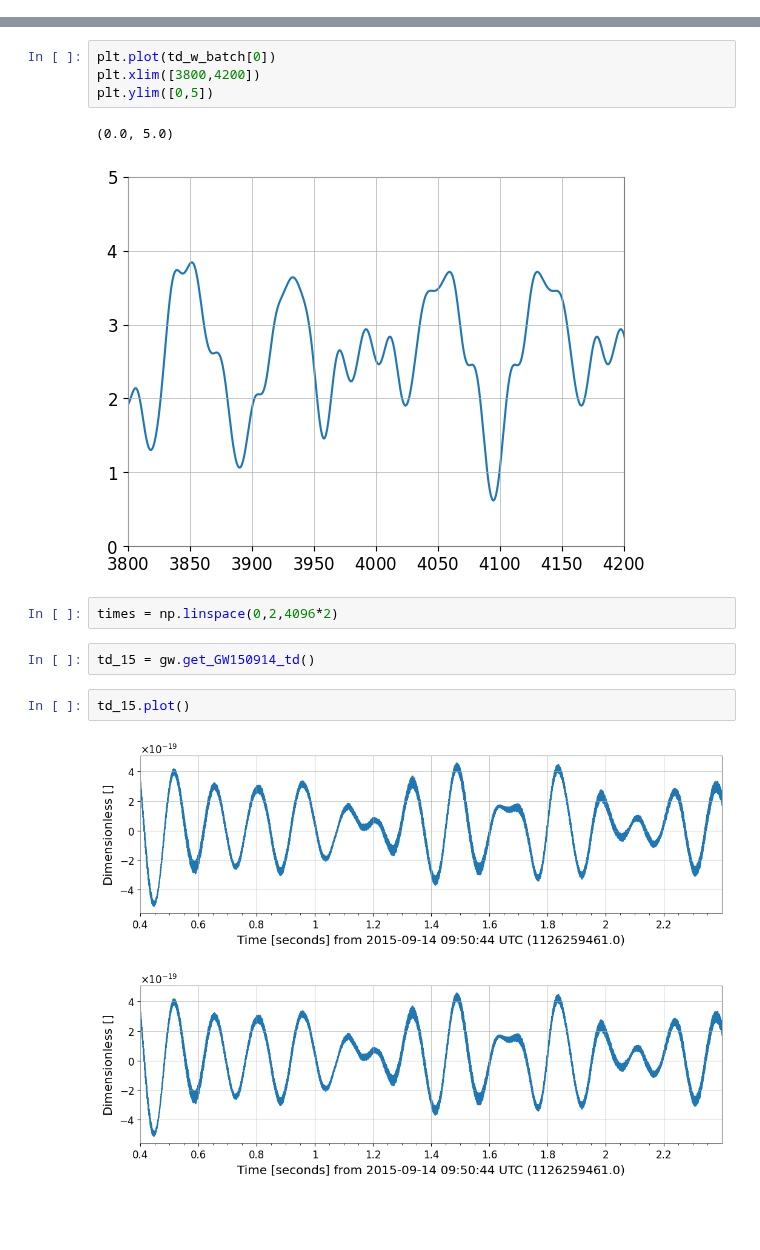
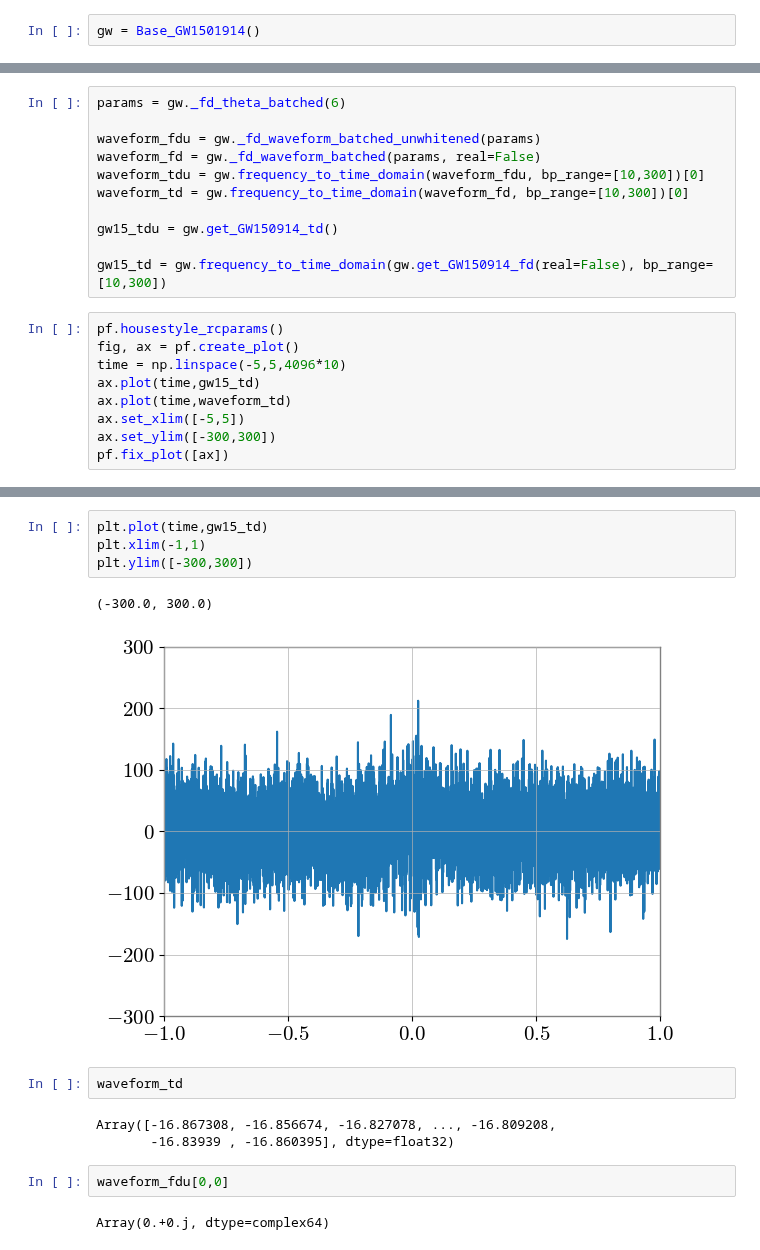
Before and after one commit to james-alvey-42/gw-mist, a Jupyter notebook: notebooks/week10/test_td.ipynb, the cells around one changed output, grey strips where cells are left out. Saved outputs shown, nothing was run; the diff lists cells and outputs as text; blank space fills up the shorter version.

```diff
--- a/notebooks/week10/test_td.ipynb
+++ b/notebooks/week10/test_td.ipynb
@@ -47,0 +305,2 @@ Array([[305.40067, 297.81772, 275.79865, ..., 241.44012,
+# %%
+gw = Base_GW1501914()
@@ -47,0 +310,20 @@ Array([[305.40067, 297.81772, 275.79865, ..., 241.44012,
+# %%
+params = gw._fd_theta_batched(6)
+
+waveform_fdu = gw._fd_waveform_batched_unwhitened(params)
+waveform_fd = gw._fd_waveform_batched(params, real=False)
+waveform_tdu = gw.frequency_to_time_domain(waveform_fdu, bp_range=[10,300])[0]
+waveform_td = gw.frequency_to_time_domain(waveform_fd, bp_range=[10,300])[0]
+
+gw15_tdu = gw.get_GW150914_td()
+
+gw15_td = gw.frequency_to_time_domain(gw.get_GW150914_fd(real=False), bp_range=[10,300])
+# %%
+pf.housestyle_rcparams()
+fig, ax = pf.create_plot()
+time = np.linspace(-5,5,4096*10)
+ax.plot(time,gw15_td)
+ax.plot(time,waveform_td)
+ax.set_xlim([-5,5])
+ax.set_ylim([-300,300])
+pf.fix_plot([ax])
@@ -48,16 +333,16 @@ Array([[305.40067, 297.81772, 275.79865, ..., 241.44012,
 # %%
-plt.plot(td_w_batch[0])
-plt.xlim([3800,4200])
-plt.ylim([0,5])
+plt.plot(time,gw15_td)
+plt.xlim(-1,1)
+plt.ylim([-300,300])
 # %% [output]
-(0.0, 5.0)
+(-300.0, 300.0)
-[figure, old version]
+[figure, new version]
-# %%
-times = np.linspace(0,2,4096*2)
-# %%
-td_15 = gw.get_GW150914_td()
-# %%
-td_15.plot()
-# %% [output]
-[figure, removed]
-[figure, removed]
+# %%
+waveform_td
+# %% [output]
+Array([-16.867308, -16.856674, -16.827078, ..., -16.809208,
+       -16.83939 , -16.860395], dtype=float32)
+# %%
+waveform_fdu[0,0]
+# %% [output]
+Array(0.+0.j, dtype=complex64)
```
Also changed, not shown: parts of 10 cells of this notebook, 1 other file.
